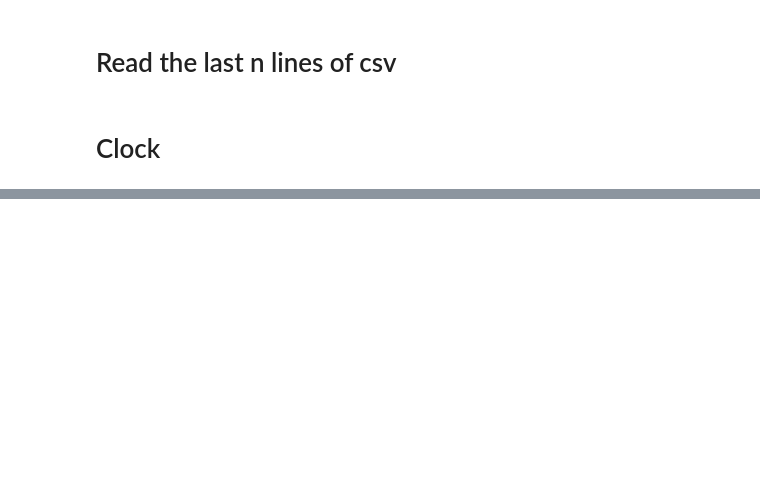
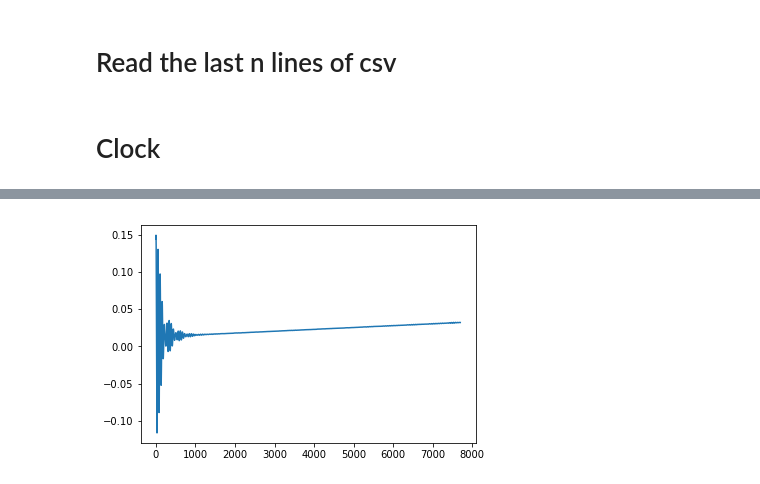
Before and after one commit to s151202/EEG_data_streaming, a Jupyter notebook: Untitled.ipynb, the cells around one changed output, grey strips where cells are left out. Drawn from its saved outputs; the diff is of its cells as text; code cells hidden in the pictures; blank space fills up the shorter version.

```diff
--- a/Untitled.ipynb
+++ b/Untitled.ipynb
@@ -101,0 +185,2 @@ KeyboardInterrupt:
+# %%
+openeyes = data[10*512:, 0]
@@ -101,0 +192,41 @@ KeyboardInterrupt:
+# %%
+def filter_signal (signal_raw, passband, stopband, Nf, gpass, gstop,  axis = 2):
+    """
+    Apply cheby II filter on a signal matrix of shape (trial X channels X time), filter is applied on the axis 2
+    INPUTS:
+        #signal_raw: signal matrix of shape (trials X channels X time)
+        #passband, stopband: the pass and stop frequency bands of the filter, in Hz
+        #Nf: Nyquist frequency = sampling frequency / 2
+        #gpass: max. attenuation in passband, in dB, arbitrarily chosen
+        #gstop: min. attenuation in stop band, in dB, arbitrarily chosen
+        #axis: the axis to apply the filter, default to 2 (time)
+
+    OUTPUT:
+        #filtered signal matrix, in shape (trials X channels X time)
+    """
+
+    #auto caculate order and wn for chebyl ii filter
+    wp = passband / Nf
+    ws = stopband / Nf
+    order, wn = signal.cheb2ord(wp, ws, gpass, gstop)
+
+    #calc chebly ii filter
+    b, a = signal.cheby2(order, gstop, wn, btype='bandpass')
+
+    #aply filter
+    signal_filt = signal.filtfilt(b,a, signal_raw, axis = axis)
+
+    return signal_filt
+# %%
+from scipy import signal
+
+o = filter_signal(openeyes.astype('float'), np.array([9,11]), np.array([7,13]), 512/2, 3, 50, axis =0)
+#c =  filter_signal(closedeyes.astype('float'), np.array([9,11]), np.array([7,13]), 512/2, 3, 50, axis =0)
+# %%
+plt.plot(o)
+#plt.plot(c)
+plt.show()
+
+#np.sum(o*o), np.sum(c*c),
+# %% [output]
+[figure, added]
```
Also changed, not shown: parts of 43 cells of this notebook.
